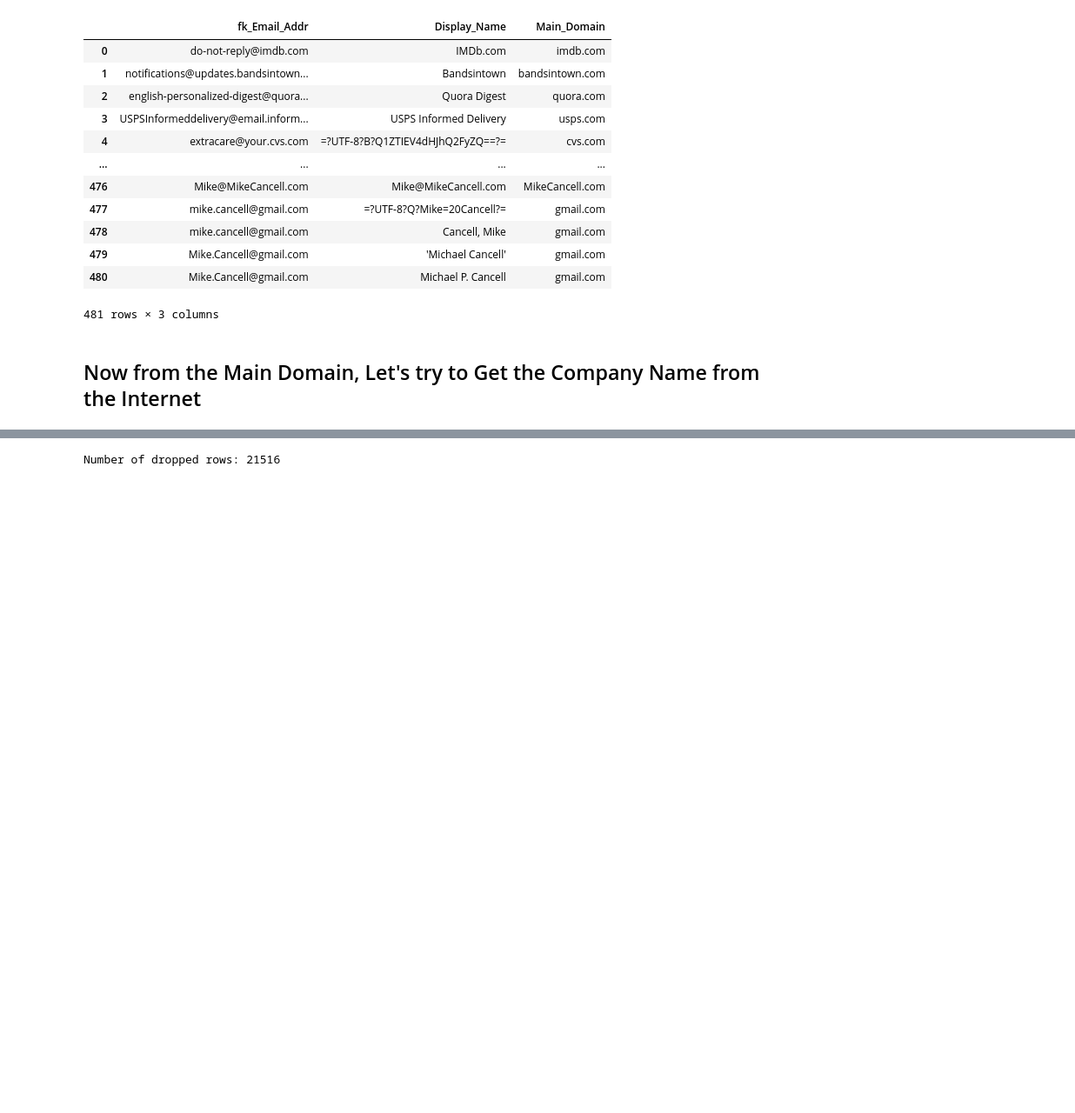
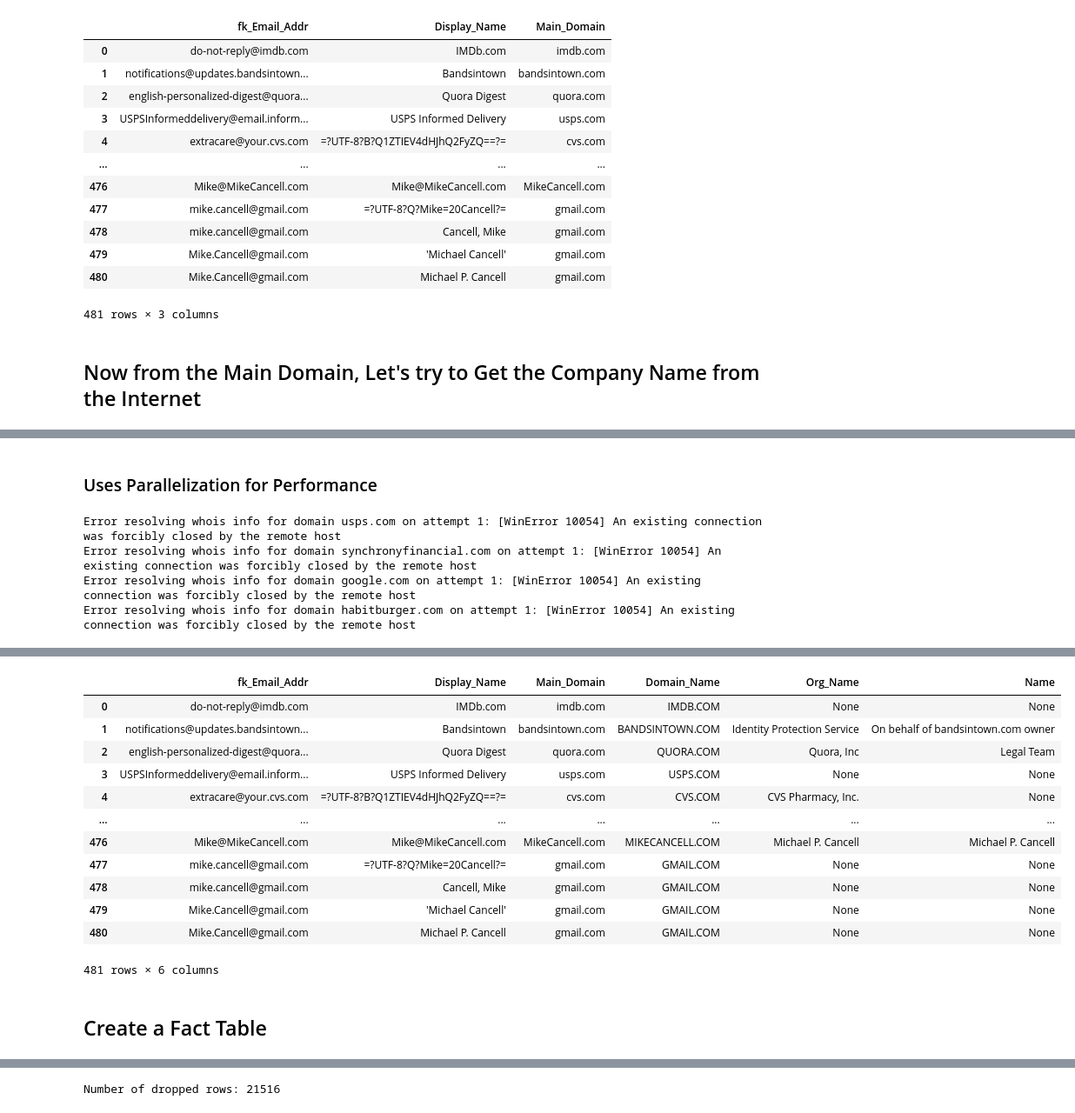
Before and after one commit to mcancell/Py-ETL-Notebook, a Jupyter notebook: Datasets/Emails/Transform/transformations.ipynb, the cells around one changed output, grey strips where cells are left out. Shown at 87% size. Drawn from its saved outputs; the diff is of its cells as text; code cells hidden in the pictures; blank space fills up the shorter version.

```diff
--- a/Datasets/Emails/Transform/transformations.ipynb
+++ b/Datasets/Emails/Transform/transformations.ipynb
@@ -419,0 +384,54 @@ Error resolving company name for domain greenhouse-mail.io: HTTPConnectionPool(h
+# %% [markdown]
+### Uses Parallelization for Performance
+# %%
+import whois
+from tqdm import tqdm
+from concurrent.futures import ThreadPoolExecutor
+import time
+import pandas as pd
+
+# Function to get detailed information from main domain using whois with retry mechanism
+def get_whois_info(main_domain, retries=3, delay=5):
+    for attempt in range(retries):
+        try:
+            time.sleep(1.5)  # Add a delay before each whois call to address rate limiting
+            domain_info = whois.whois(main_domain)
+            return {
+                'Domain_Name': domain_info.get('domain_name', 'Unknown'),
+                'Org_Name': domain_info.get('org', 'Unknown'),
+                'Name': domain_info.get('name', 'Unknown')
+            }
+        except Exception as e:
+            print(f"Error resolving whois info for domain {main_domain} on attempt {attempt + 1}: {e}")
+            time.sleep(delay)
+    return {
+        'Domain_Name': 'Unknown',
+        'Org_Name': 'Unknown',
+        'Name': 'Unknown'
+    }
+
+# Function to apply get_whois_info in parallel
+def fetch_whois_info(domains):
+    whois_info_list = []
+    with ThreadPoolExecutor(max_workers=10) as executor:
+        results = list(tqdm(executor.map(get_whois_info, domains), total=len(domains)))
+    for result in results:
+        whois_info_list.append(result)
+    return whois_info_list
+
+# Apply the function to the 'Main_Domain' column with progress indicator
+whois_info = fetch_whois_info(email_addresses_dim['Main_Domain'])
+
+# Convert the list of dictionaries to a DataFrame
+whois_info_df = pd.DataFrame(whois_info)
+
+# Concatenate the whois info DataFrame with the email addresses dimension DataFrame
+email_addresses_dim = pd.concat([email_addresses_dim, whois_info_df], axis=1)
+
+# Display the updated DataFrame
+display(email_addresses_dim)
+# %% [output]
+Error resolving whois info for domain usps.com on attempt 1: [WinError 10054] An existing connection was forcibly closed by the remote host
+Error resolving whois info for domain synchronyfinancial.com on attempt 1: [WinError 10054] An existing connection was forcibly closed by the remote host
+Error resolving whois info for domain google.com on attempt 1: [WinError 10054] An existing connection was forcibly closed by the remote host
+Error resolving whois info for domain habitburger.com on attempt 1: [WinError 10054] An existing connection was forcibly closed by the remote host
@@ -420,3 +439,18 @@ Error resolving company name for domain greenhouse-mail.io: HTTPConnectionPool(h
+|  | fk_Email_Addr | Display_Name | Main_Domain | Domain_Name | Org_Name | Name |
+| 0 | do-not-reply@imdb.com | IMDb.com | imdb.com | IMDB.COM | None | None |
+| 1 | notifications@updates.bandsintown... | Bandsintown | bandsintown.com | BANDSINTOWN.COM | Identity Protection Service | On behalf of bandsintown.com owner |
+| 2 | english-personalized-digest@quora... | Quora Digest | quora.com | QUORA.COM | Quora, Inc | Legal Team |
+| 3 | USPSInformeddelivery@email.inform... | USPS Informed Delivery | usps.com | USPS.COM | None | None |
+| 4 | extracare@your.cvs.com | =?UTF-8?B?Q1ZTIEV4dHJhQ2FyZQ==?= | cvs.com | CVS.COM | CVS Pharmacy, Inc. | None |
+| ... | ... | ... | ... | ... | ... | ... |
+| 476 | Mike@MikeCancell.com | Mike@MikeCancell.com | MikeCancell.com | MIKECANCELL.COM | Michael P. Cancell | Michael P. Cancell |
+| 477 | mike.cancell@gmail.com | =?UTF-8?Q?Mike=20Cancell?= | gmail.com | GMAIL.COM | None | None |
+| 478 | mike.cancell@gmail.com | Cancell, Mike | gmail.com | GMAIL.COM | None | None |
+| 479 | Mike.Cancell@gmail.com | 'Michael Cancell' | gmail.com | GMAIL.COM | None | None |
+| 480 | Mike.Cancell@gmail.com | Michael P. Cancell | gmail.com | GMAIL.COM | None | None |
+481 rows × 6 columns
+# %% [markdown]
+## Create a Fact Table
 # %%
 # Merge the email addresses dimension with the main DataFrame on 'From_Addr' and 'To_Addr'
 fact_table = df_emails_imap.merge(email_addresses_dim, left_on='From_Addr', right_on='fk_Email_Addr', how='left')
```
Also changed, not shown: parts of 5 cells of this notebook, 1 other file.
